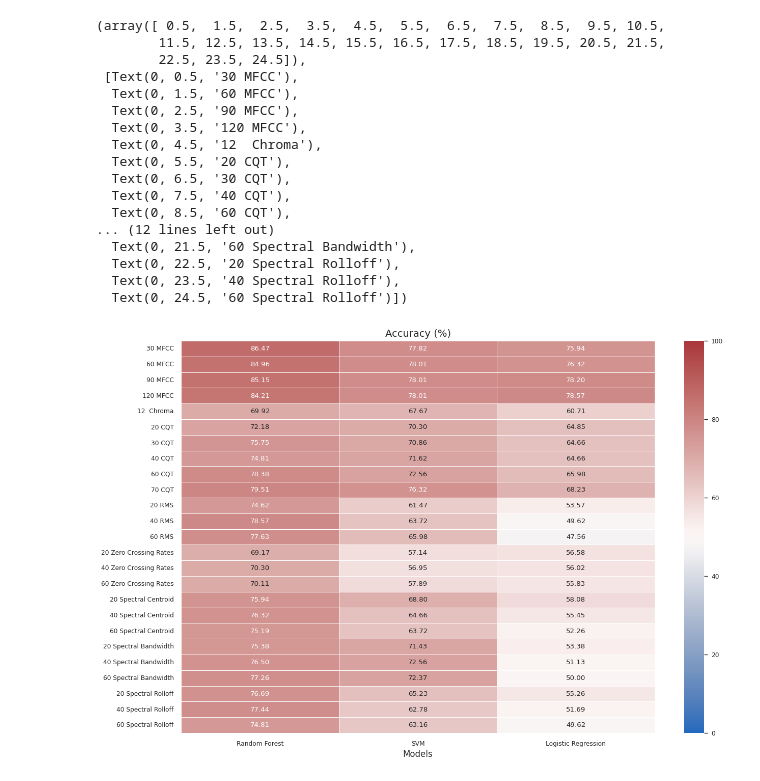
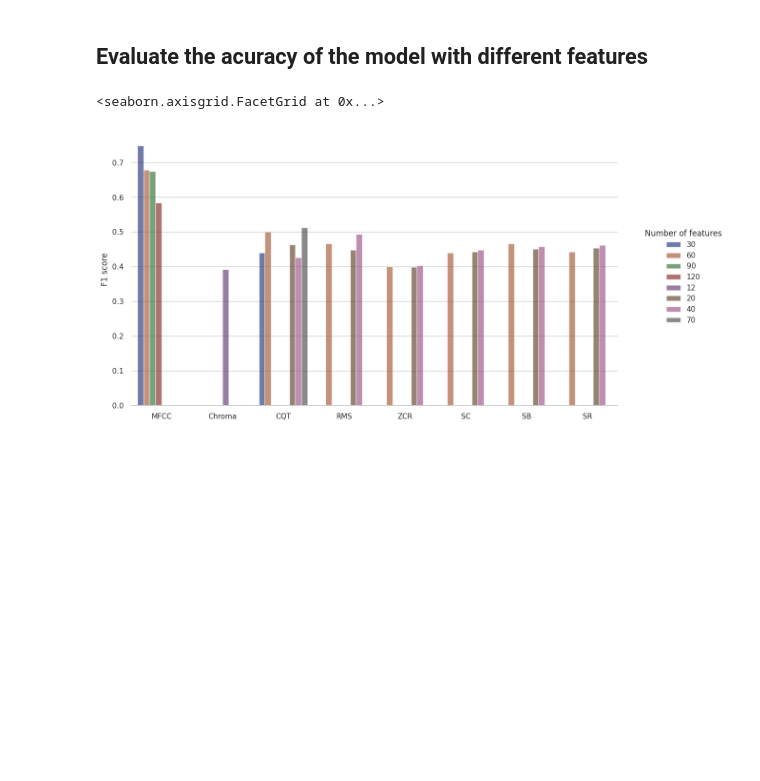
Before and after one commit to DavideLigari01/advanced-biomedical-project, a Jupyter notebook: notebooks/feature_analysis/one_model_per_feature.ipynb, the cells around one changed output. Saved outputs shown, nothing was run; the diff lists cells and outputs as text; code cells hidden in the pictures; blank space fills up the shorter version.

```diff
--- a/notebooks/feature_analysis/one_model_per_feature.ipynb
+++ b/notebooks/feature_analysis/one_model_per_feature.ipynb
@@ -31,6 +33,8 @@ All types of features are highly predictive
 from sklearn.model_selection import train_test_split
 from sklearn.ensemble import RandomForestClassifier
 from sklearn.linear_model import LogisticRegression
+from sklearn.metrics import precision_score, f1_score, recall_score
+
 from sklearn.svm import SVC
 import tqdm.notebook as tqdm
 
@@ -41,7 +45,7 @@ import matplotlib.pyplot as plt
 plt.style.use("seaborn-v0_8-paper")
 import seaborn as sns
 
-sns.set_theme(context="paper", font_scale=1)
+sns.set_theme(style="whitegrid")
 # %%
 # set the paths
 BASE_DIR = "../../dataset/"
@@ -241,29 +150,31 @@ Please also refer to the documentation for alternative solver options:
-# %%
-result_df = pd.read_csv(MODELS_RESULTS + RESULT_NAME, index_col=0).transpose()
-
-plt.figure(figsize=(15, 10))
-sns.set_theme(context="paper", font_scale=1)
-
-sns.heatmap(result_df.astype(float) * 100, annot=True, cmap="vlag", fmt=".2f",vmax=100,vmin=0,linewidths=0.5)
-plt.title("Accuracy (%)", fontsize=14)
-plt.xlabel("Models", fontsize=12)
-plt.yticks(rotation=0)
-# %% [output]
-(array([ 0.5,  1.5,  2.5,  3.5,  4.5,  5.5,  6.5,  7.5,  8.5,  9.5, 10.5,
-        11.5, 12.5, 13.5, 14.5, 15.5, 16.5, 17.5, 18.5, 19.5, 20.5, 21.5,
-        22.5, 23.5, 24.5]),
- [Text(0, 0.5, '30 MFCC'),
-  Text(0, 1.5, '60 MFCC'),
-  Text(0, 2.5, '90 MFCC'),
-  Text(0, 3.5, '120 MFCC'),
-  Text(0, 4.5, '12  Chroma'),
-  Text(0, 5.5, '20 CQT'),
-  Text(0, 6.5, '30 CQT'),
-  Text(0, 7.5, '40 CQT'),
-  Text(0, 8.5, '60 CQT'),
-... (12 lines left out)
-  Text(0, 21.5, '60 Spectral Bandwidth'),
-  Text(0, 22.5, '20 Spectral Rolloff'),
-  Text(0, 23.5, '40 Spectral Rolloff'),
-  Text(0, 24.5, '60 Spectral Rolloff')])
-[figure, removed]
+# %% [markdown]
+## Evaluate the acuracy of the model with different features
+# %%
+result_df = pd.read_csv(MODELS_RESULTS + "results_features_comparison.csv", index_col=0)
+
+analysis_df = pd.DataFrame(result_df.loc["Random Forest"])
+
+analysis_df.reset_index(inplace=True)
+analysis_df[["Number", "Type"]] = analysis_df["index"].str.split(" ", expand=True)
+analysis_df.drop(columns=["index"], inplace=True)
+
+
+# Draw a nested barplot by species and sex
+g = sns.catplot(
+    data=analysis_df,
+    kind="bar",
+    x="Type",
+    y="Random Forest",
+    hue="Number",
+    errorbar="sd",
+    palette="dark",
+    alpha=0.6,
+)
+g.despine(left=True)
+g.figure.set_size_inches(15, 7)
+g.despine(left=True)
+g.set_axis_labels("", "F1 score")
+g.legend.set_title("Number of features")
+# %% [output]
+<seaborn.axisgrid.FacetGrid at 0x...>
+[figure, added]
```
Also changed, not shown: parts of 2 cells of this notebook, 5 other files.
